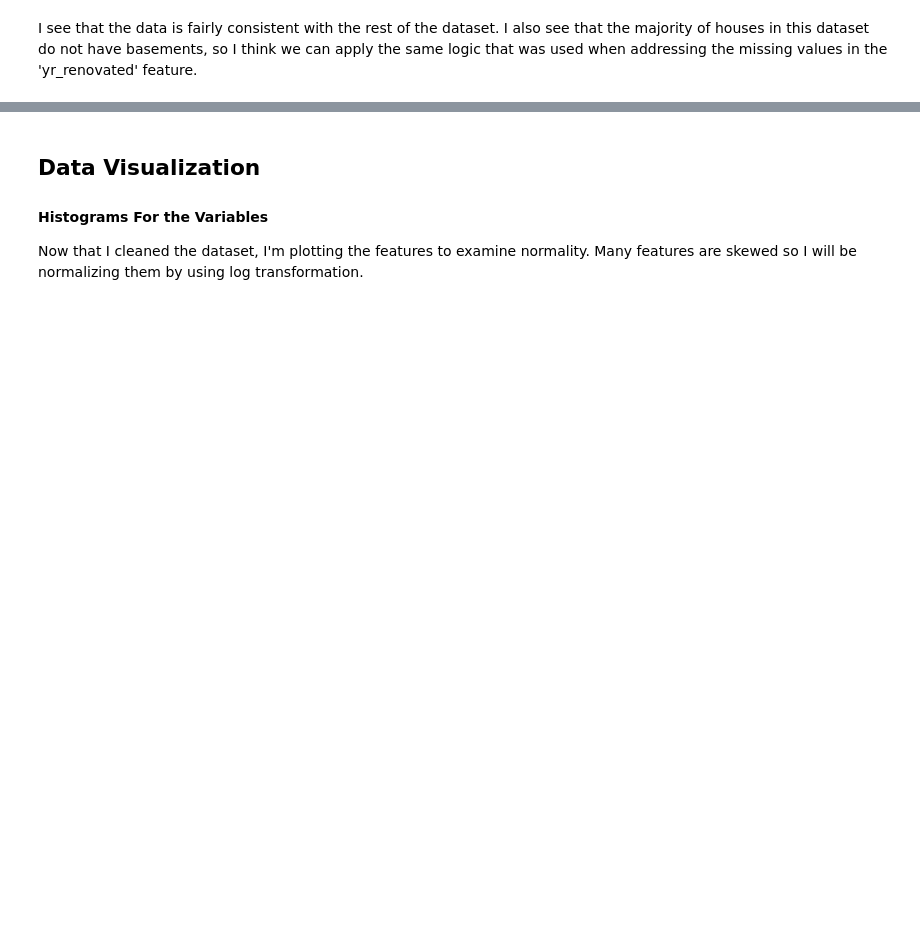
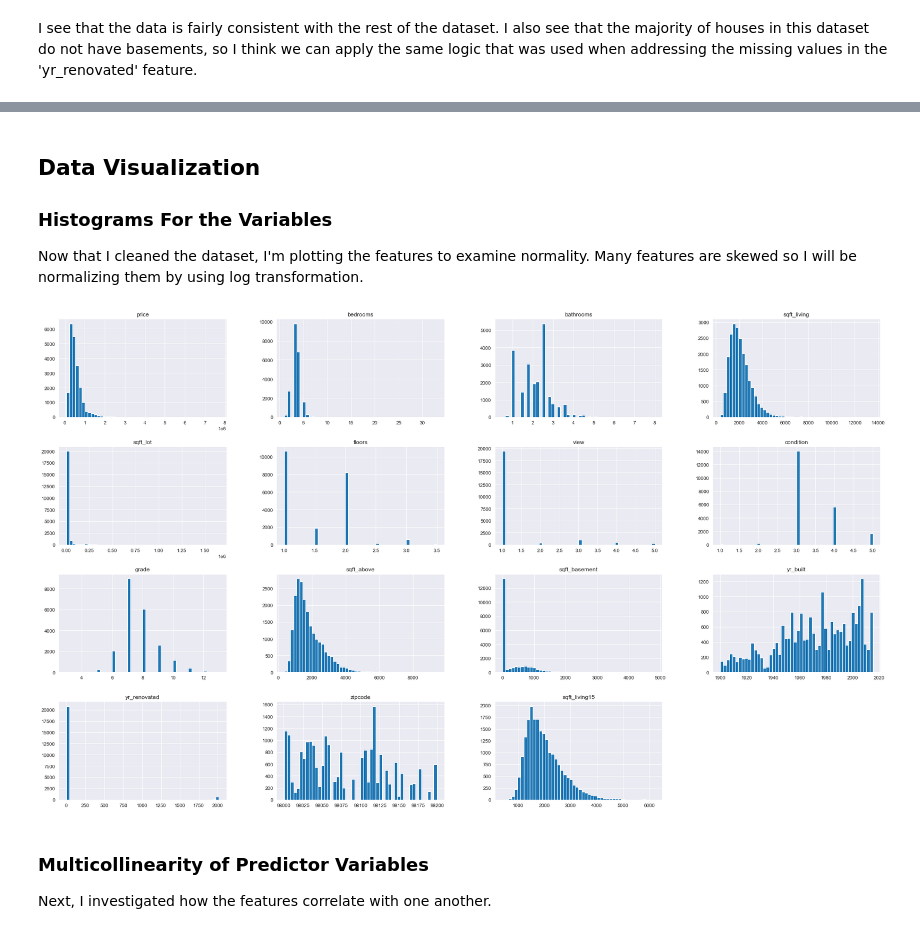
Before and after one commit to dtong136/dsc-phase-2-project-v2-3, a Jupyter notebook: student.ipynb, the cells around one changed output, grey strips where cells are left out. Cells and saved outputs as stored; diff of their text form; code cells hidden in the pictures; blank space fills up the shorter version.

```diff
--- a/student.ipynb
+++ b/student.ipynb
@@ -353,5 +363,15 @@ memory usage: 2.5+ MB
 # %% [markdown]
 ## Data Visualization
 
-#### Histograms For the Variables
+### Histograms For the Variables
 Now that I cleaned the dataset, I'm plotting the features to examine normality. Many features are skewed so I will be normalizing them by using log transformation.
+# %%
+sns.set_style('darkgrid')
+
+#checking normality
+df.hist(bins=50, figsize=(30,18));
+# %% [output]
+[figure, added]
+# %% [markdown]
+### Multicollinearity of Predictor Variables
+Next, I investigated how the features correlate with one another.
```
Also changed, not shown: parts of 46 cells of this notebook.
